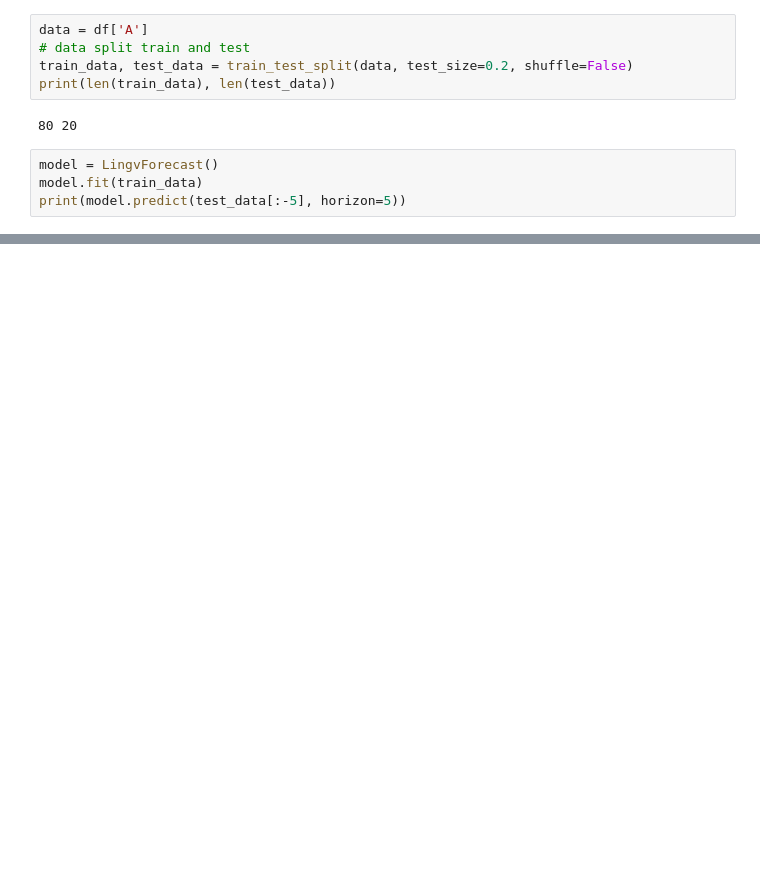
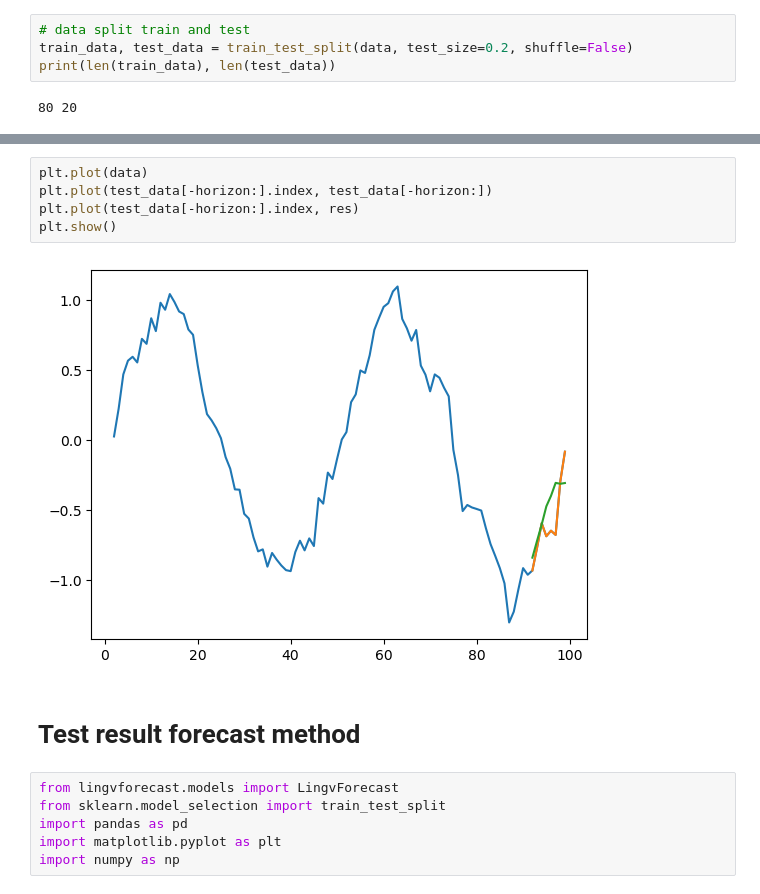
Before and after one commit to murawew64/lingvforecast, a Jupyter notebook: primer.ipynb, the cells around one changed output, grey strips where cells are left out. Saved outputs shown, nothing was run; the diff lists cells and outputs as text; blank space fills up the shorter version.

```diff
--- a/primer.ipynb
+++ b/primer.ipynb
@@ -39,11 +55,6 @@ df.head()
 # %%
-data = df['A']
 # data split train and test
 train_data, test_data = train_test_split(data, test_size=0.2, shuffle=False)
 print(len(train_data), len(test_data))
 # %% [output]
 80 20
-# %%
-model = LingvForecast()
-model.fit(train_data)
-print(model.predict(test_data[:-5], horizon=5))
@@ -49,0 +104,15 @@ print(model.predict(test_data[:-5], horizon=5))
+# %%
+plt.plot(data)
+plt.plot(test_data[-horizon:].index, test_data[-horizon:])
+plt.plot(test_data[-horizon:].index, res)
+plt.show()
+# %% [output]
+[figure, added]
+# %% [markdown]
+# Test result forecast method
+# %%
+from lingvforecast.models import LingvForecast
+from sklearn.model_selection import train_test_split
+import pandas as pd
+import matplotlib.pyplot as plt
+import numpy as np
```
Also changed, not shown: parts of 13 cells of this notebook.
